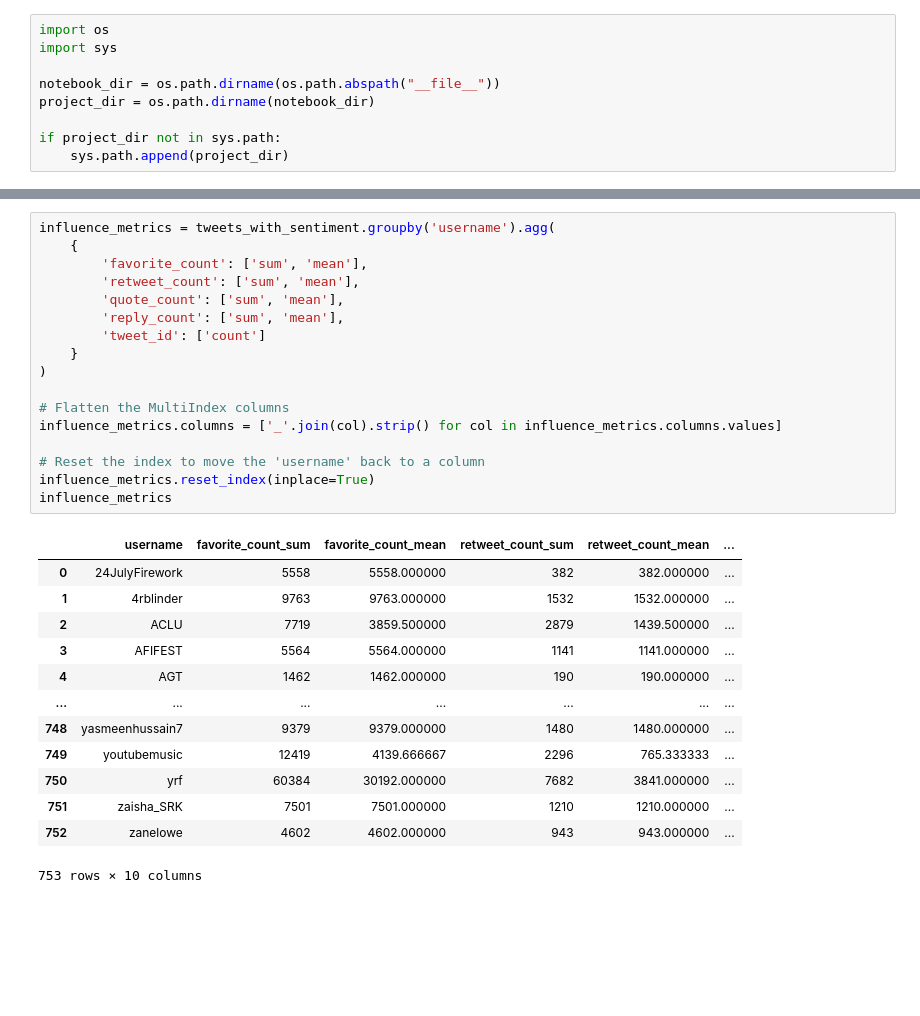
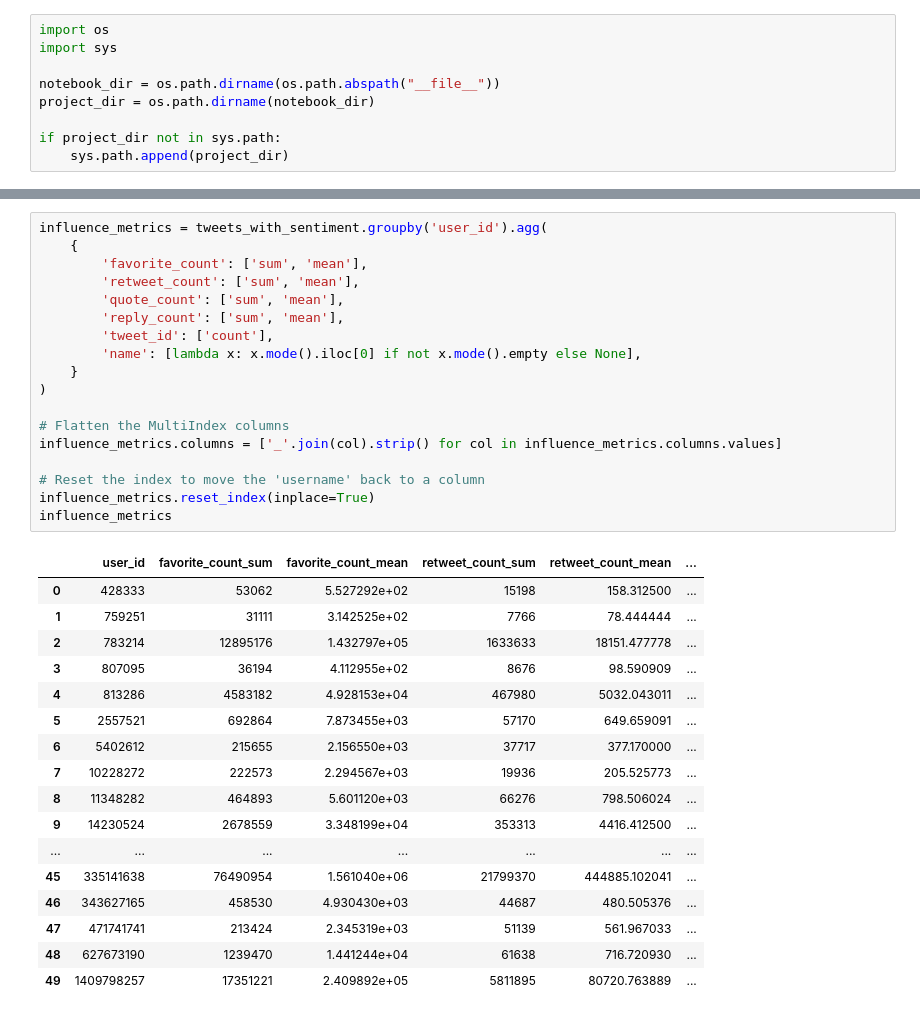
Before and after one commit to john-adeojo/twitter-influence, a Jupyter notebook: notebooks/analysis.ipynb, the cells around one changed output, grey strips where cells are left out. Drawn from its saved outputs; the diff is of its cells as text; blank space fills up the shorter version.

```diff
--- a/notebooks/analysis.ipynb
+++ b/notebooks/analysis.ipynb
@@ -36,36 +44,41 @@ Some weights of the model checkpoint at cardiffnlp/twitter-roberta-base-sentimen
 - This IS expected if you are initializing RobertaForSequenceClassification from the checkpoint of a model trained on another task or with another architecture (e.g. initializing a BertForSequenceClas ...
 - This IS NOT expected if you are initializing RobertaForSequenceClassification from the checkpoint of a model that you expect to be exactly identical (initializing a BertForSequenceClassification mod ...
 # %%
-influence_metrics = tweets_with_sentiment.groupby('username').agg(
+influence_metrics = tweets_with_sentiment.groupby('user_id').agg(
     {
         'favorite_count': ['sum', 'mean'],
         'retweet_count': ['sum', 'mean'],
         'quote_count': ['sum', 'mean'],
         'reply_count': ['sum', 'mean'],
-        'tweet_id': ['count']
+        'tweet_id': ['count'],
+        'name': [lambda x: x.mode().iloc[0] if not x.mode().empty else None],
     }
 )
 
 # Flatten the MultiIndex columns
 influence_metrics.columns = ['_'.join(col).strip() for col in influence_metrics.columns.values]
 
 # Reset the index to move the 'username' back to a column
 influence_metrics.reset_index(inplace=True)
 influence_metrics
 # %% [output]
-|  | username | favorite_count_sum | favorite_count_mean | retweet_count_sum | retweet_count_mean | ... |
-| 0 | 24JulyFirework | 5558 | 5558.000000 | 382 | 382.000000 | ... |
-| 1 | 4rblinder | 9763 | 9763.000000 | 1532 | 1532.000000 | ... |
-| 2 | ACLU | 7719 | 3859.500000 | 2879 | 1439.500000 | ... |
-| 3 | AFIFEST | 5564 | 5564.000000 | 1141 | 1141.000000 | ... |
-| 4 | AGT | 1462 | 1462.000000 | 190 | 190.000000 | ... |
+|  | user_id | favorite_count_sum | favorite_count_mean | retweet_count_sum | retweet_count_mean | ... |
+| 0 | 428333 | 53062 | 5.527292e+02 | 15198 | 158.312500 | ... |
+| 1 | 759251 | 31111 | 3.142525e+02 | 7766 | 78.444444 | ... |
+| 2 | 783214 | 12895176 | 1.432797e+05 | 1633633 | 18151.477778 | ... |
+| 3 | 807095 | 36194 | 4.112955e+02 | 8676 | 98.590909 | ... |
+| 4 | 813286 | 4583182 | 4.928153e+04 | 467980 | 5032.043011 | ... |
+| 5 | 2557521 | 692864 | 7.873455e+03 | 57170 | 649.659091 | ... |
+| 6 | 5402612 | 215655 | 2.156550e+03 | 37717 | 377.170000 | ... |
+| 7 | 10228272 | 222573 | 2.294567e+03 | 19936 | 205.525773 | ... |
+| 8 | 11348282 | 464893 | 5.601120e+03 | 66276 | 798.506024 | ... |
+| 9 | 14230524 | 2678559 | 3.348199e+04 | 353313 | 4416.412500 | ... |
 | ... | ... | ... | ... | ... | ... | ... |
-| 748 | yasmeenhussain7 | 9379 | 9379.000000 | 1480 | 1480.000000 | ... |
-| 749 | youtubemusic | 12419 | 4139.666667 | 2296 | 765.333333 | ... |
-| 750 | yrf | 60384 | 30192.000000 | 7682 | 3841.000000 | ... |
-| 751 | zaisha_SRK | 7501 | 7501.000000 | 1210 | 1210.000000 | ... |
-| 752 | zanelowe | 4602 | 4602.000000 | 943 | 943.000000 | ... |
+| 45 | 335141638 | 76490954 | 1.561040e+06 | 21799370 | 444885.102041 | ... |
+| 46 | 343627165 | 458530 | 4.930430e+03 | 44687 | 480.505376 | ... |
+| 47 | 471741741 | 213424 | 2.345319e+03 | 51139 | 561.967033 | ... |
+| 48 | 627673190 | 1239470 | 1.441244e+04 | 61638 | 716.720930 | ... |
+| 49 | 1409798257 | 17351221 | 2.409892e+05 | 5811895 | 80720.763889 | ... |
-753 rows × 10 columns
 # %%
 print(tweets_df['username'].drop_duplicates())
 # %% [output]
```
Also changed, not shown: parts of 4 cells of this notebook, 2 other files.
